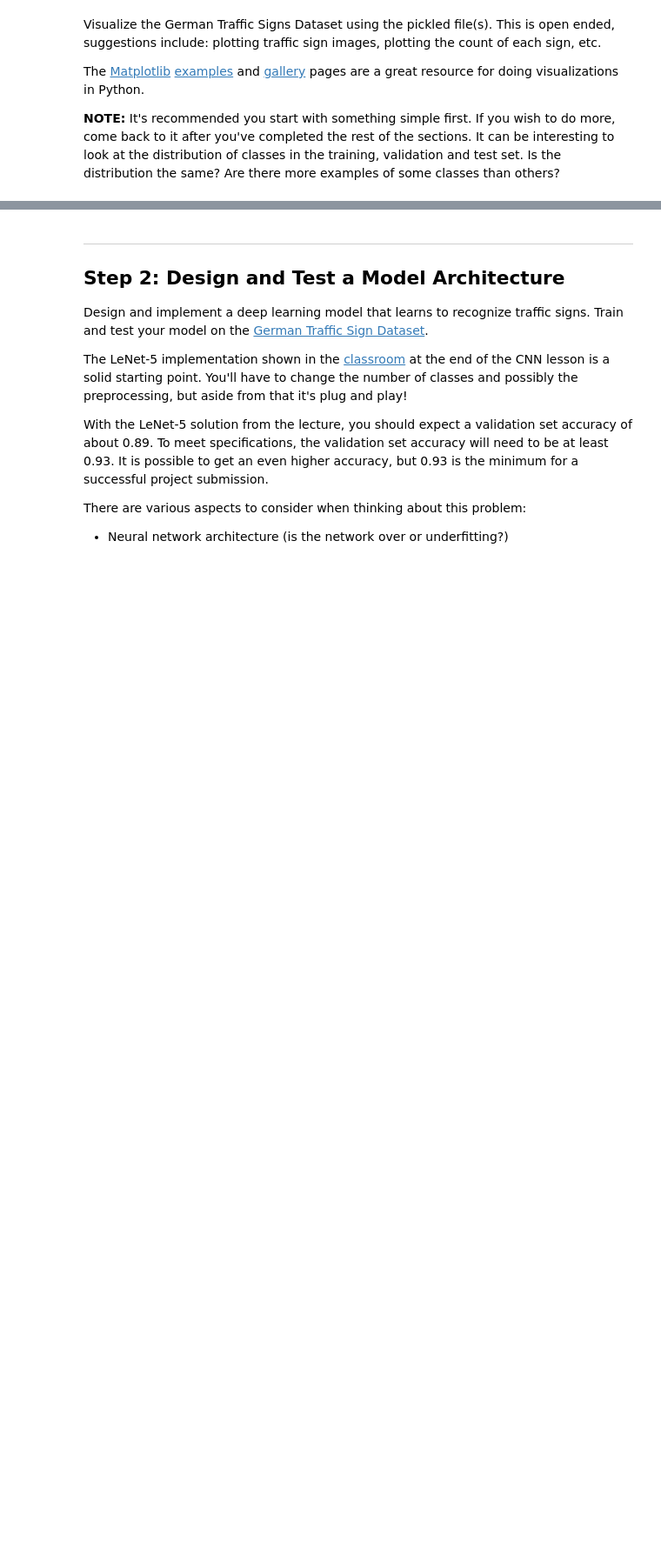
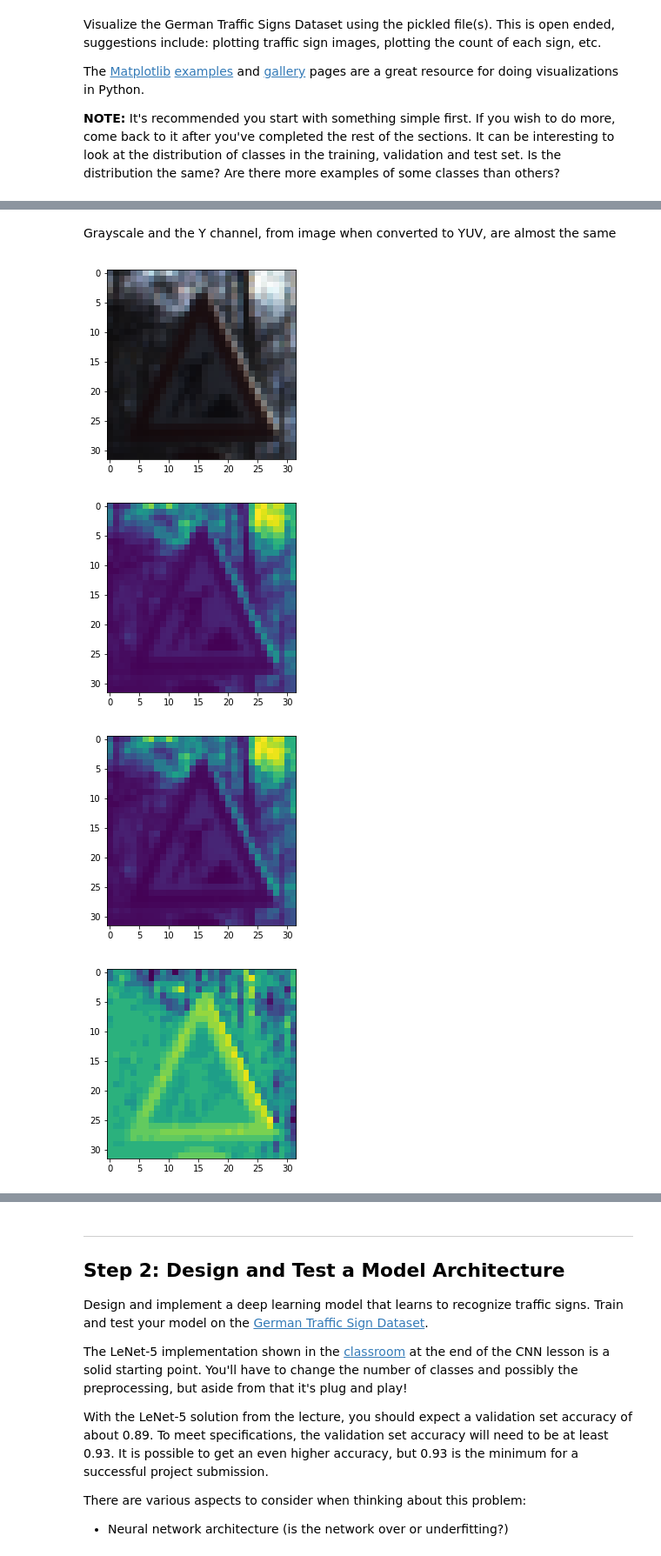
Before and after one commit to adriantorrie/udacity_sdcnd_project_2_traffic_sign_classifier, a Jupyter notebook: Traffic_Sign_Classifier.ipynb, the cells around one changed output, grey strips where cells are left out. Shown at 87% size. Cells and saved outputs as stored; diff of their text form; code cells hidden in the pictures; blank space fills up the shorter version.

```diff
--- a/Traffic_Sign_Classifier.ipynb
+++ b/Traffic_Sign_Classifier.ipynb
@@ -121,0 +160,32 @@ plt.show()
+# %% [markdown]
+Grayscale and the Y channel, from image when converted to YUV, are almost the same
+# %%
+img = X_train[EXAMPLE_IMG_INDEX][:].copy()
+
+# show rgb
+plt.imshow(img)
+plt.show()
+
+# show grayscale
+plt.imshow(cv2.cvtColor(img, cv2.COLOR_RGB2GRAY))
+plt.show()
+
+# yuv channels
+y_channel, u_channel, v_channel = cv2.split(cv2.cvtColor(img, cv2.COLOR_RGB2YUV))
+
+# show y channel
+plt.imshow(y_channel)
+plt.show()
+
+# show u channel
+plt.imshow(u_channel)
+plt.show()
+
+# show v channel
+plt.imshow(v_channel)
+plt.show()
+# %% [output]
+[figure, added]
+[figure, added]
+[figure, added]
+[figure, added]
```
Also changed, not shown: parts of 53 cells of this notebook, 4 other files.
